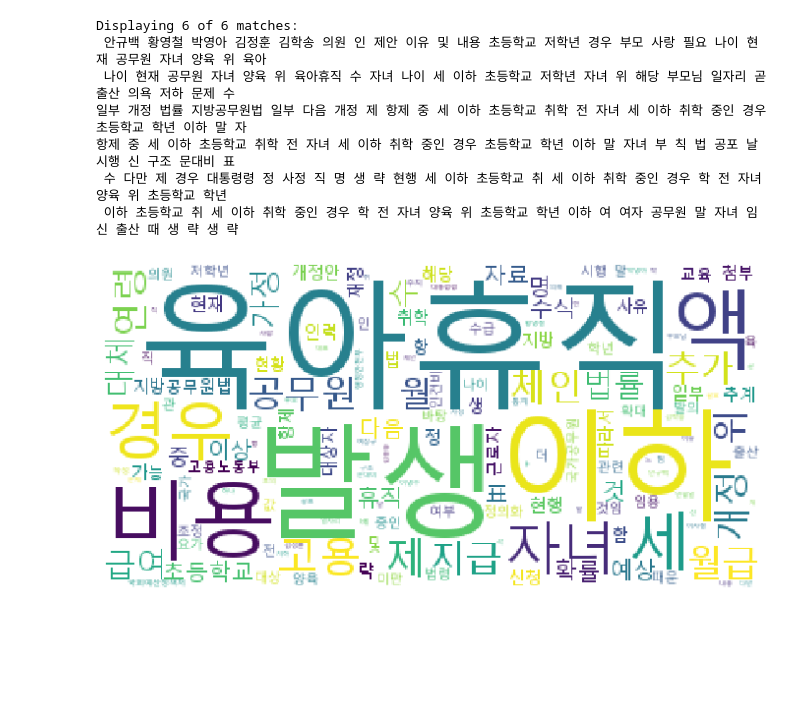
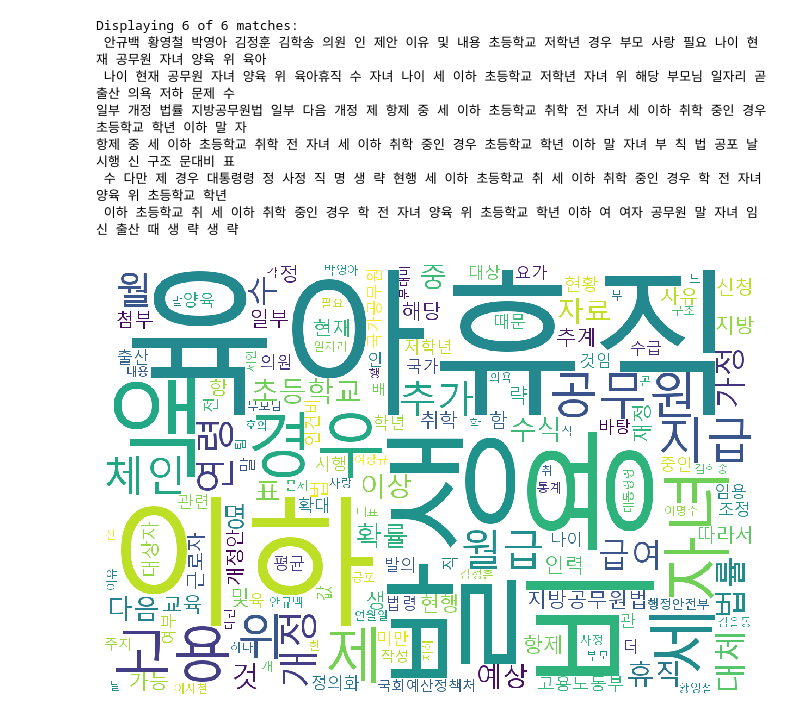
Before and after one commit to hslim80/Tensorflow, a Jupyter notebook: 01_TextMining/17_Word Frequency.ipynb, the cells around one changed output. Cells and saved outputs as stored; diff of their text form; code cells hidden in the pictures; blank space fills up the shorter version.

```diff
--- a/01_TextMining/17_Word Frequency.ipynb
+++ b/01_TextMining/17_Word Frequency.ipynb
@@ -129,13 +129,14 @@ from wordcloud import WordCloud
 # %%
 data = ko.vocab().most_common(150)
 
 wordcloud = WordCloud(font_path='c:/Windows/Fonts/malgun.ttf',
                       relative_scaling = 0.2,
                       background_color='white',
+                      width=1200, height=800
                       ).generate_from_frequencies(dict(data))
 plt.figure(figsize=(12,8))
 plt.imshow(wordcloud)
 plt.axis("off")
 plt.show()
 # %% [output]
-[figure, old version]
+[figure, new version]
```
Also changed, not shown: 5 other files.
